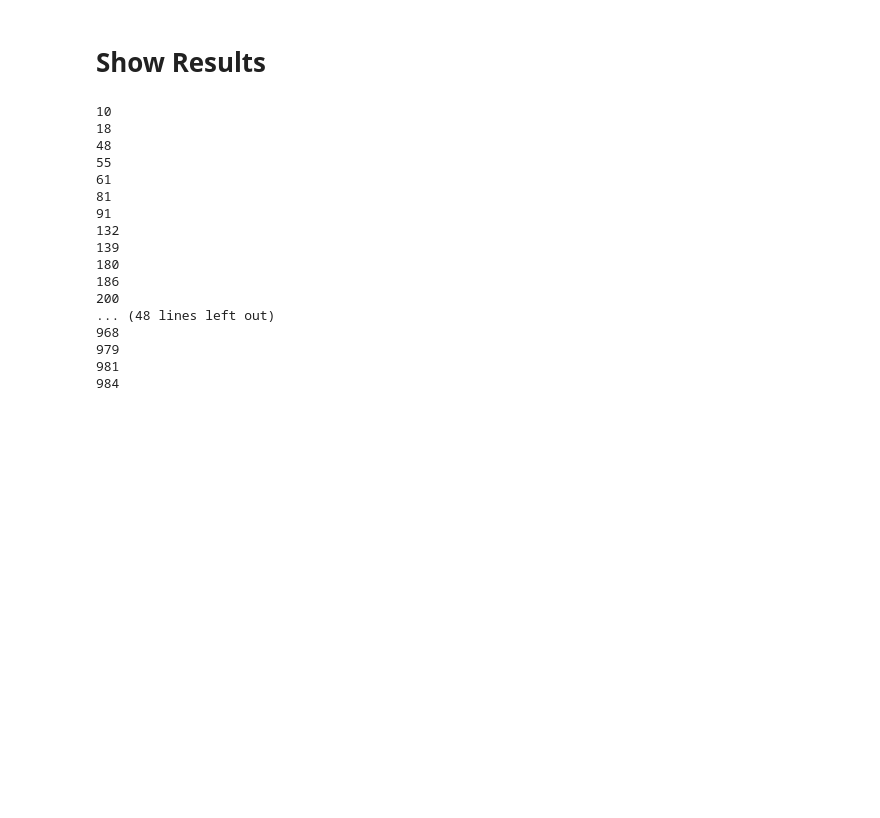
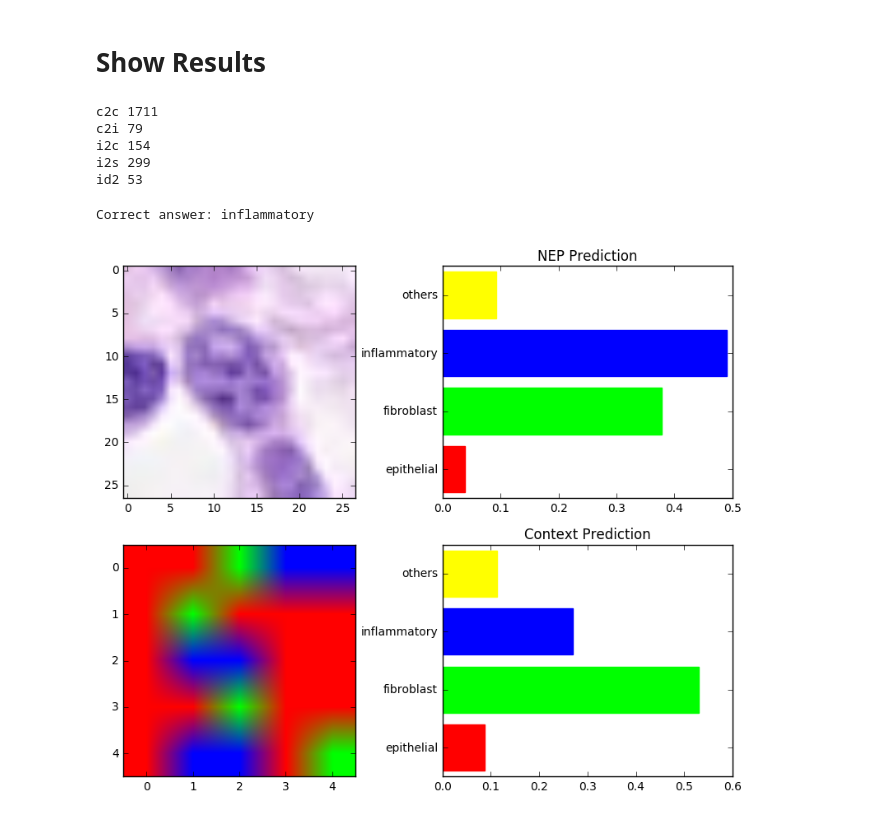
Before and after one commit to ord-nas/csc420-project, a Jupyter notebook: Context CNN.ipynb, the cells around one changed output. Drawn from its saved outputs; the diff is of its cells as text; code cells hidden in the pictures; blank space fills up the shorter version.

```diff
--- a/Context CNN.ipynb
+++ b/Context CNN.ipynb
@@ -406,7 +398,12 @@ def show_results(patch, probabilities, neighbourhood, label, context_model):
 
     print "Correct answer:", categories[np.argmax(label)]
 # %%
-for i in xrange(1000):
+correct2correct = []
+correct2incorrect = []
+incorrect2correct = []
+incorrect2same = []
+incorrect2different = []
+for i in xrange(len(test['patches'])):
     p1 = np.argmax(test['probabilities'][i])
     p2 = sess.run(context_model.inference_predictions, feed_dict={
         context_model.probability_tensor:test['probabilities'][i:i+1],
@@ -414,24 +411,50 @@ for i in xrange(1000):
     })[0]
     p2 = np.argmax(p2)
     correct = np.argmax(test['labels'][i])
-    if correct == p2 and correct != p1:
-        print i
+    if p1 == correct and p2 == correct:
+        correct2correct.append(i)
+    elif p1 == correct and p2 != correct:
+        correct2incorrect.append(i)
+    elif p1 != correct and p2 == correct:
+        incorrect2correct.append(i)
+    elif p1 == p2:
+        incorrect2same.append(i)
+    else:
+        incorrect2different.append(i)
-# %% [output]
-10
-18
-48
-55
-61
-81
-91
-132
-139
-180
-186
-200
-... (48 lines left out)
-968
-979
-981
-984
+# %%
+print "c2c", len(correct2correct)
+print "c2i", len(correct2incorrect)
+print "i2c", len(incorrect2correct)
+print "i2s", len(incorrect2same)
+print "id2", len(incorrect2different)
+# %% [output]
+c2c 1711
+c2i 79
+i2c 154
+i2s 299
+id2 53
+# %%
+# Incorrect to correct: 60, 2, 0
+# Correct to incorrect: 15
+lsts = {
+    "Correct to incorrect" : correct2incorrect,
+    "Correct to correct" : correct2correct,
+    "Incorrect to correct" : incorrect2correct,
+    "Incorrect to incorrect (same)" : incorrect2same,
+    "Incorrect to incorrect (different)" : incorrect2different
+}
+
+@interact(type=lsts.keys(),
+          index=widgets.IntSlider(min=0,max=78,continuous_update=False))
+def f(type, index):
+    lst = lsts[type]
+    target = lst[index]
+    show_results(test['patches'][target],
+                 test['probabilities'][target],
+                 test['weight_neighbourhoods'][target],
+                 test['labels'][target],
+                 context_model)
+# %% [output]
+Correct answer: inflammatory
+[figure, added]
 # %%
```
Also changed, not shown: parts of 5 cells of this notebook, 1 other file.
